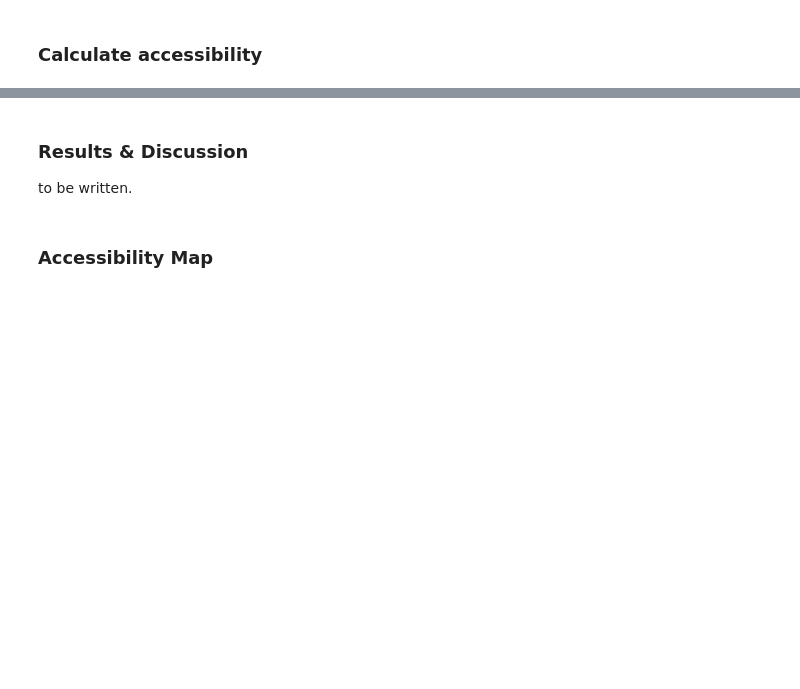
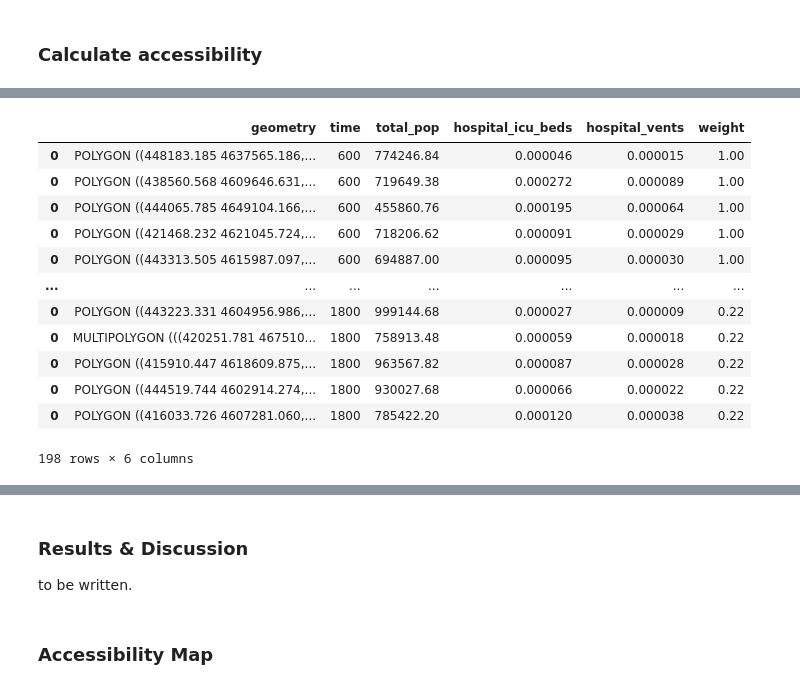
Before and after one commit to sydalexander/RPr-Kang-2020, a Jupyter notebook: procedure/code/03-COVID-19Acc-Reanalysis.ipynb, the cells around one changed output, grey strips where cells are left out. Drawn from its saved outputs; the diff is of its cells as text; code cells hidden in the pictures; blank space fills up the shorter version.

```diff
--- a/procedure/code/03-COVID-19Acc-Reanalysis.ipynb
+++ b/procedure/code/03-COVID-19Acc-Reanalysis.ipynb
@@ -748,0 +884,21 @@ result=overlapping_function(grid_file, catchments, resource_dropdown.value, weig
+# %%
+# add weight field to each catchment polygon
+for i in range(len(weights)):
+    catchments[i]['weight'] = weights[i]
+# combine the three sets of catchment polygons into one geodataframe
+geocatchments = pd.concat([catchments[0], catchments[1], catchments[2]])
+geocatchments
+# %% [output]
+|  | geometry | time | total_pop | hospital_icu_beds | hospital_vents | weight |
+| 0 | POLYGON ((448183.185 4637565.186,... | 600 | 774246.84 | 0.000046 | 0.000015 | 1.00 |
+| 0 | POLYGON ((438560.568 4609646.631,... | 600 | 719649.38 | 0.000272 | 0.000089 | 1.00 |
+| 0 | POLYGON ((444065.785 4649104.166,... | 600 | 455860.76 | 0.000195 | 0.000064 | 1.00 |
+| 0 | POLYGON ((421468.232 4621045.724,... | 600 | 718206.62 | 0.000091 | 0.000029 | 1.00 |
+| 0 | POLYGON ((443313.505 4615987.097,... | 600 | 694887.00 | 0.000095 | 0.000030 | 1.00 |
+| ... | ... | ... | ... | ... | ... | ... |
+| 0 | POLYGON ((443223.331 4604956.986,... | 1800 | 999144.68 | 0.000027 | 0.000009 | 0.22 |
+| 0 | MULTIPOLYGON (((420251.781 467510... | 1800 | 758913.48 | 0.000059 | 0.000018 | 0.22 |
+| 0 | POLYGON ((415910.447 4618609.875,... | 1800 | 963567.82 | 0.000087 | 0.000028 | 0.22 |
+| 0 | POLYGON ((444519.744 4602914.274,... | 1800 | 930027.68 | 0.000066 | 0.000022 | 0.22 |
+| 0 | POLYGON ((416033.726 4607281.060,... | 1800 | 785422.20 | 0.000120 | 0.000038 | 0.22 |
+198 rows × 6 columns
```
Also changed, not shown: parts of 30 cells of this notebook, 1 other file.
